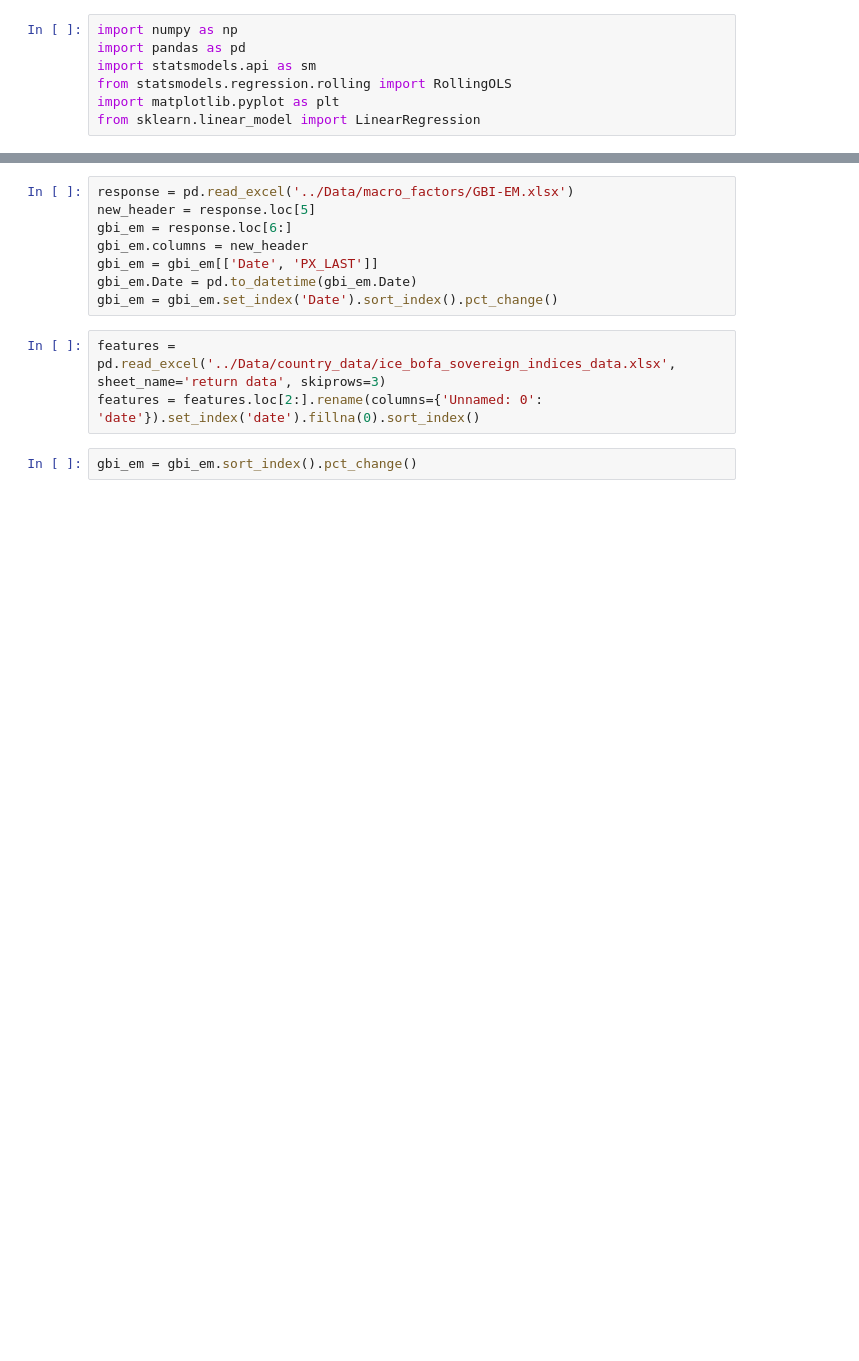
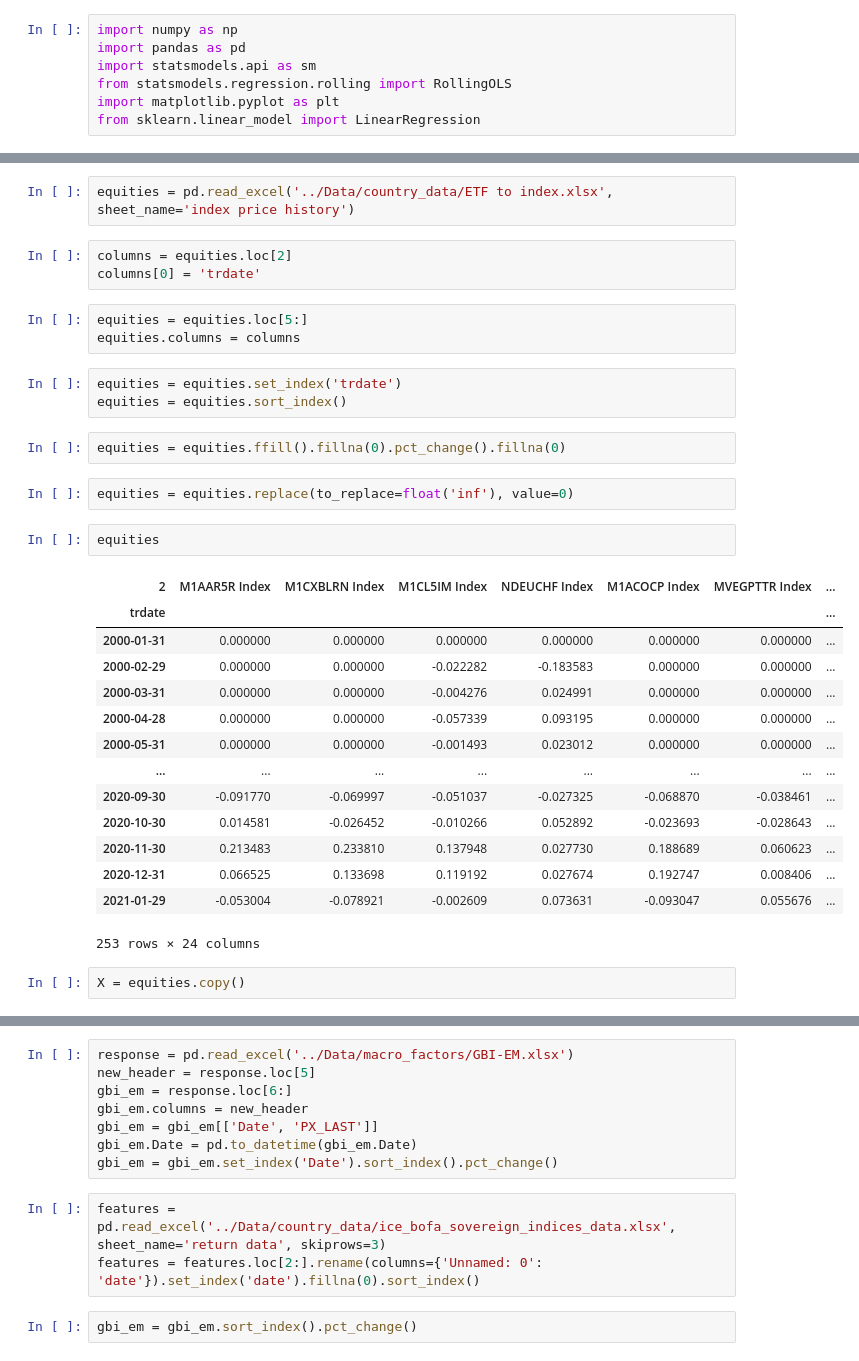
Before and after one commit to wingwingz/AFP, a Jupyter notebook: Experiments/Loic stuff.ipynb, the cells around one changed output, grey strips where cells are left out. Saved outputs shown, nothing was run; the diff lists cells and outputs as text; blank space fills up the shorter version.

```diff
--- a/Experiments/Loic stuff.ipynb
+++ b/Experiments/Loic stuff.ipynb
@@ -7,0 +66,34 @@ from sklearn.linear_model import LinearRegression
+# %%
+equities = pd.read_excel('../Data/country_data/ETF to index.xlsx', sheet_name='index price history')
+# %%
+columns = equities.loc[2]
+columns[0] = 'trdate'
+# %%
+equities = equities.loc[5:]
+equities.columns = columns
+# %%
+equities = equities.set_index('trdate')
+equities = equities.sort_index()
+# %%
+equities = equities.ffill().fillna(0).pct_change().fillna(0)
+# %%
+equities = equities.replace(to_replace=float('inf'), value=0)
+# %%
+equities
+# %% [output]
+| 2 | M1AAR5R Index | M1CXBLRN Index | M1CL5IM Index | NDEUCHF Index | M1ACOCP Index | MVEGPTTR Index | ... |
+| trdate |  |  |  |  |  |  | ... |
+| 2000-01-31 | 0.000000 | 0.000000 | 0.000000 | 0.000000 | 0.000000 | 0.000000 | ... |
+| 2000-02-29 | 0.000000 | 0.000000 | -0.022282 | -0.183583 | 0.000000 | 0.000000 | ... |
+| 2000-03-31 | 0.000000 | 0.000000 | -0.004276 | 0.024991 | 0.000000 | 0.000000 | ... |
+| 2000-04-28 | 0.000000 | 0.000000 | -0.057339 | 0.093195 | 0.000000 | 0.000000 | ... |
+| 2000-05-31 | 0.000000 | 0.000000 | -0.001493 | 0.023012 | 0.000000 | 0.000000 | ... |
+| ... | ... | ... | ... | ... | ... | ... | ... |
+| 2020-09-30 | -0.091770 | -0.069997 | -0.051037 | -0.027325 | -0.068870 | -0.038461 | ... |
+| 2020-10-30 | 0.014581 | -0.026452 | -0.010266 | 0.052892 | -0.023693 | -0.028643 | ... |
+| 2020-11-30 | 0.213483 | 0.233810 | 0.137948 | 0.027730 | 0.188689 | 0.060623 | ... |
+| 2020-12-31 | 0.066525 | 0.133698 | 0.119192 | 0.027674 | 0.192747 | 0.008406 | ... |
+| 2021-01-29 | -0.053004 | -0.078921 | -0.002609 | 0.073631 | -0.093047 | 0.055676 | ... |
+253 rows × 24 columns
+# %%
+X = equities.copy()
```
Also changed, not shown: parts of 16 cells of this notebook.
